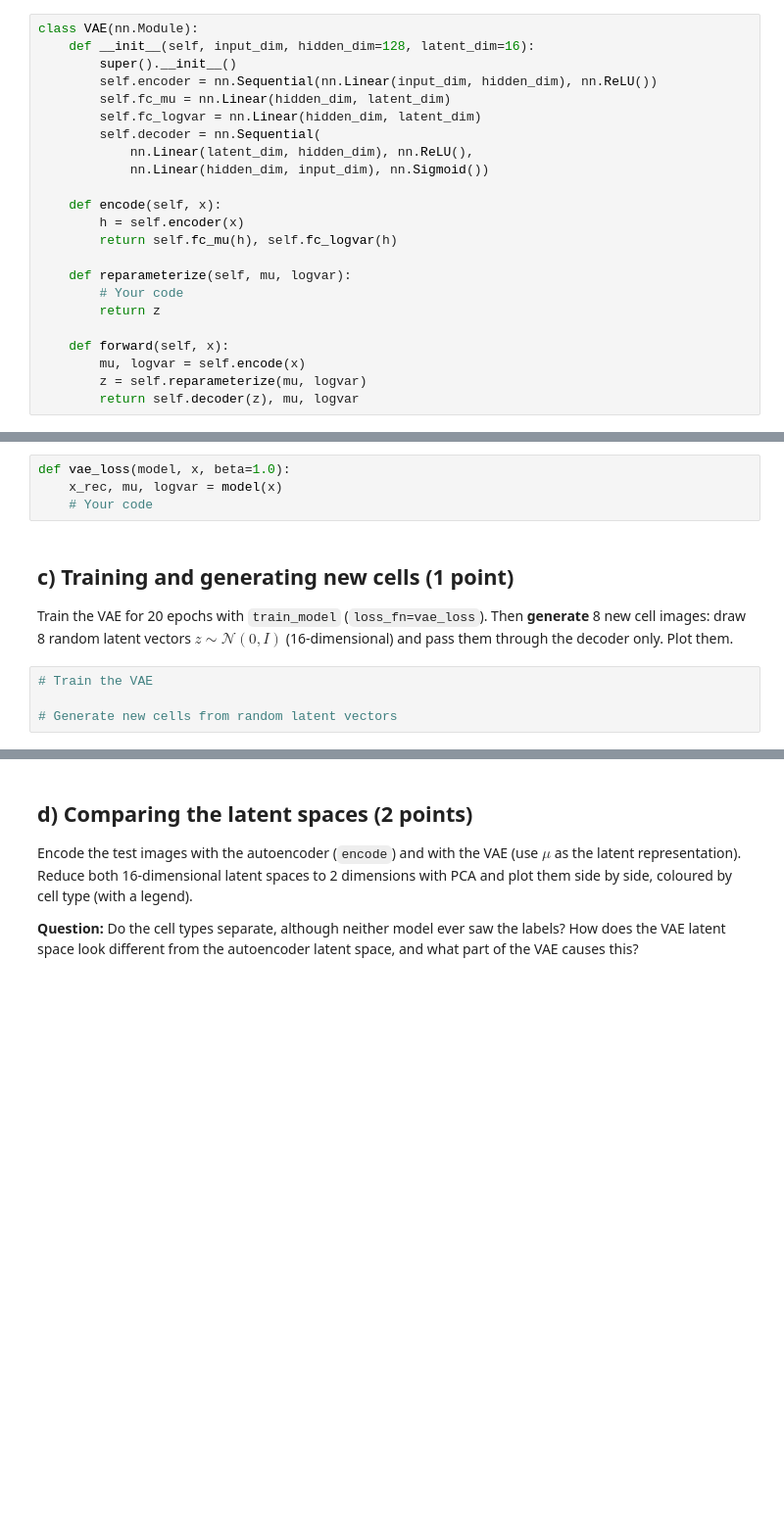
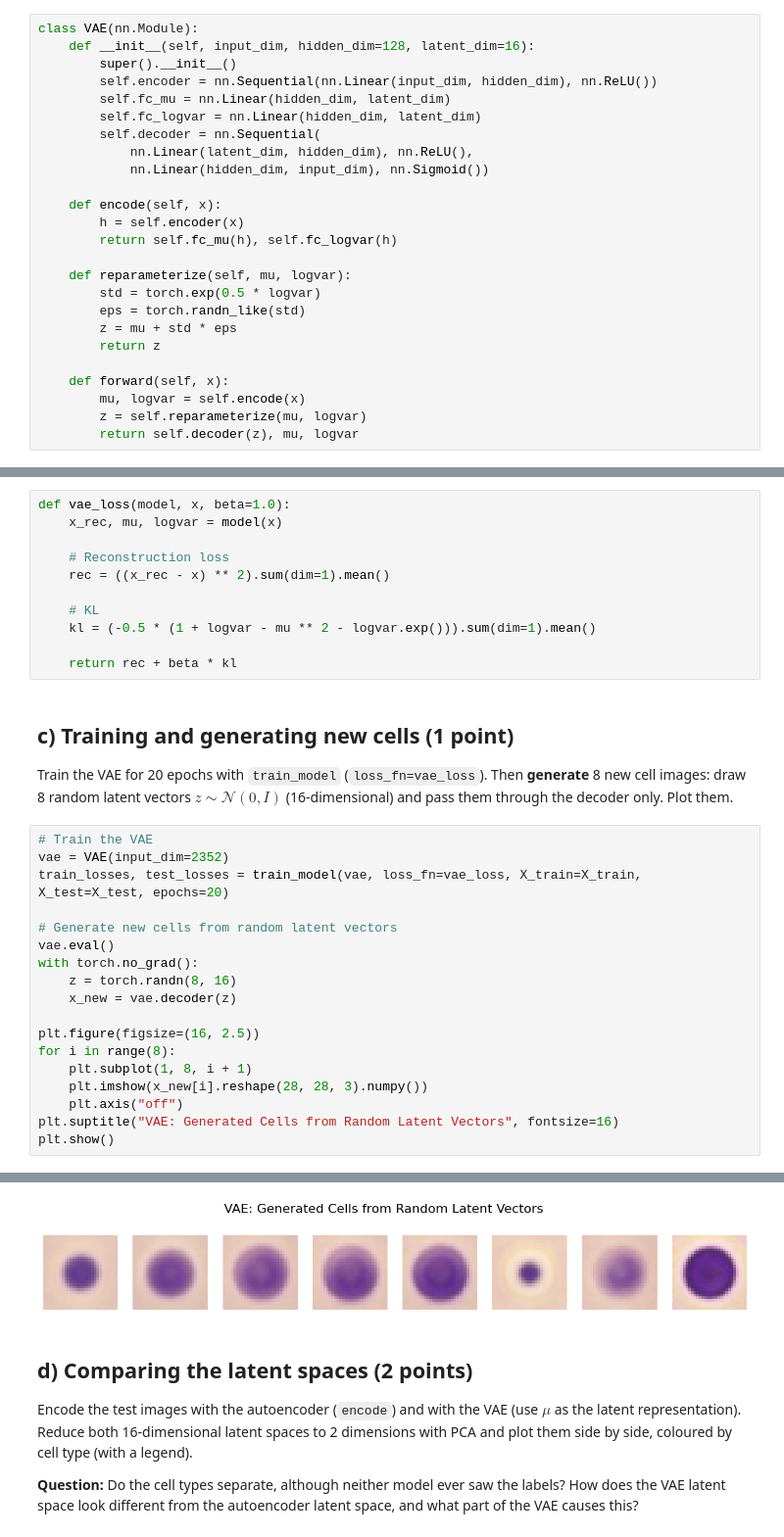
Before and after one commit to Kjescha0/BKIM, a Jupyter notebook: Exercise 3/ch/Exercise_3_v2.ipynb, the cells around one changed output, grey strips where cells are left out. Shown at 98% size. Saved outputs shown, nothing was run; the diff lists cells and outputs as text; blank space fills up the shorter version.

```diff
--- a/Exercise 3/ch/Exercise_3_v2.ipynb
+++ b/Exercise 3/ch/Exercise_3_v2.ipynb
@@ -526,7 +526,9 @@ class VAE(nn.Module):
         return self.fc_mu(h), self.fc_logvar(h)
 
     def reparameterize(self, mu, logvar):
-        # Your code
+        std = torch.exp(0.5 * logvar)
+        eps = torch.randn_like(std)
+        z = mu + std * eps
         return z
 
     def forward(self, x):
@@ -539,11 +541,33 @@ Implement `vae_loss(model, x, beta=1.0)`, which returns reconstruction loss + `b
 # %%
 def vae_loss(model, x, beta=1.0):
     x_rec, mu, logvar = model(x)
-    # Your code
+
+    # Reconstruction loss
+    rec = ((x_rec - x) ** 2).sum(dim=1).mean()
+
+    # KL
+    kl = (-0.5 * (1 + logvar - mu ** 2 - logvar.exp())).sum(dim=1).mean()
+
+    return rec + beta * kl
 # %% [markdown]
 ## c) Training and generating new cells (1 point)
 Train the VAE for 20 epochs with `train_model` (`loss_fn=vae_loss`). Then **generate** 8 new cell images: draw 8 random latent vectors $z \sim \mathcal{N}(0, I)$ (16-dimensional) and pass them through the decoder only. Plot them.
 # %%
 # Train the VAE
+vae = VAE(input_dim=2352)
+train_losses, test_losses = train_model(vae, loss_fn=vae_loss, X_train=X_train, X_test=X_test, epochs=20)
 
 # Generate new cells from random latent vectors
+vae.eval()
+with torch.no_grad():
+    z = torch.randn(8, 16)
+    x_new = vae.decoder(z)
+
+plt.figure(figsize=(16, 2.5))
+for i in range(8):
+    plt.subplot(1, 8, i + 1)
+    plt.imshow(x_new[i].reshape(28, 28, 3).numpy())
+    plt.axis("off")
+plt.suptitle("VAE: Generated Cells from Random Latent Vectors", fontsize=16)
+plt.show()
+# %% [output]
@@ -550,3 +594,4 @@ Train the VAE for 20 epochs with `train_model` (`loss_fn=vae_loss`). Then **gene
+[figure, added]
 # %% [markdown]
 ## d) Comparing the latent spaces (2 points)
 Encode the test images with the autoencoder (`encode`) and with the VAE (use $\mu$ as the latent representation). Reduce both 16-dimensional latent spaces to 2 dimensions with PCA and plot them side by side, coloured by cell type (with a legend).
```
Also changed, not shown: parts of 5 cells of this notebook.
